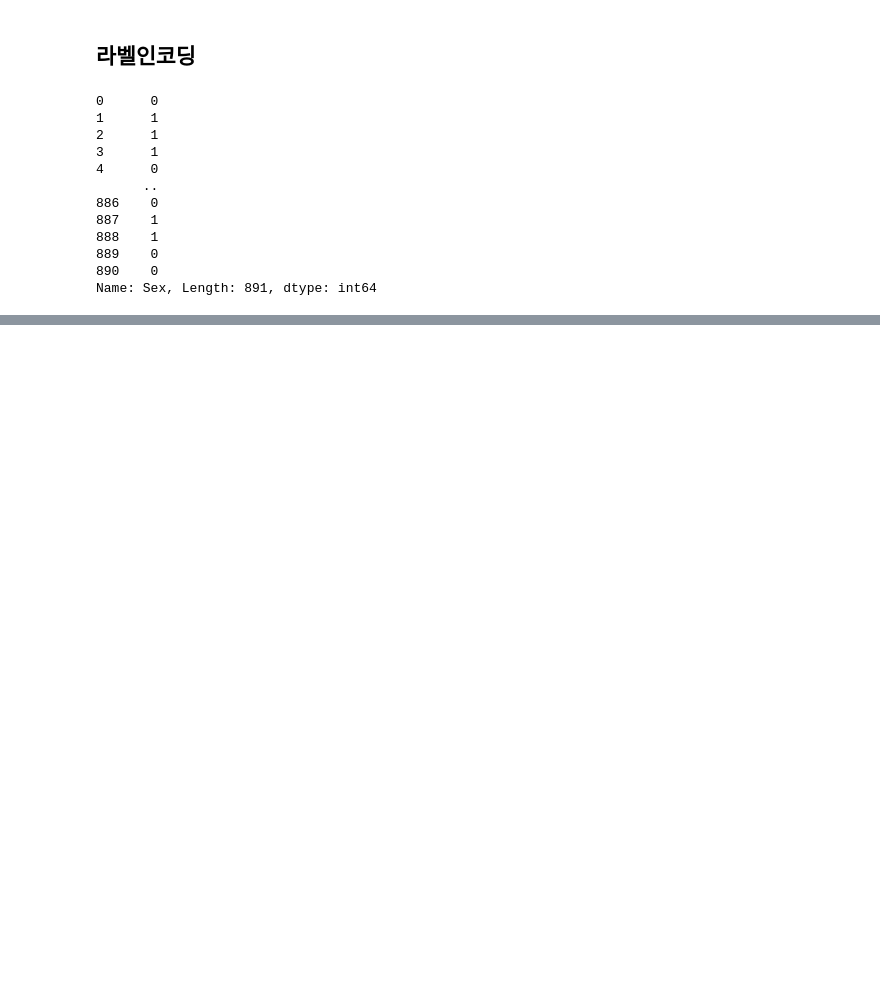
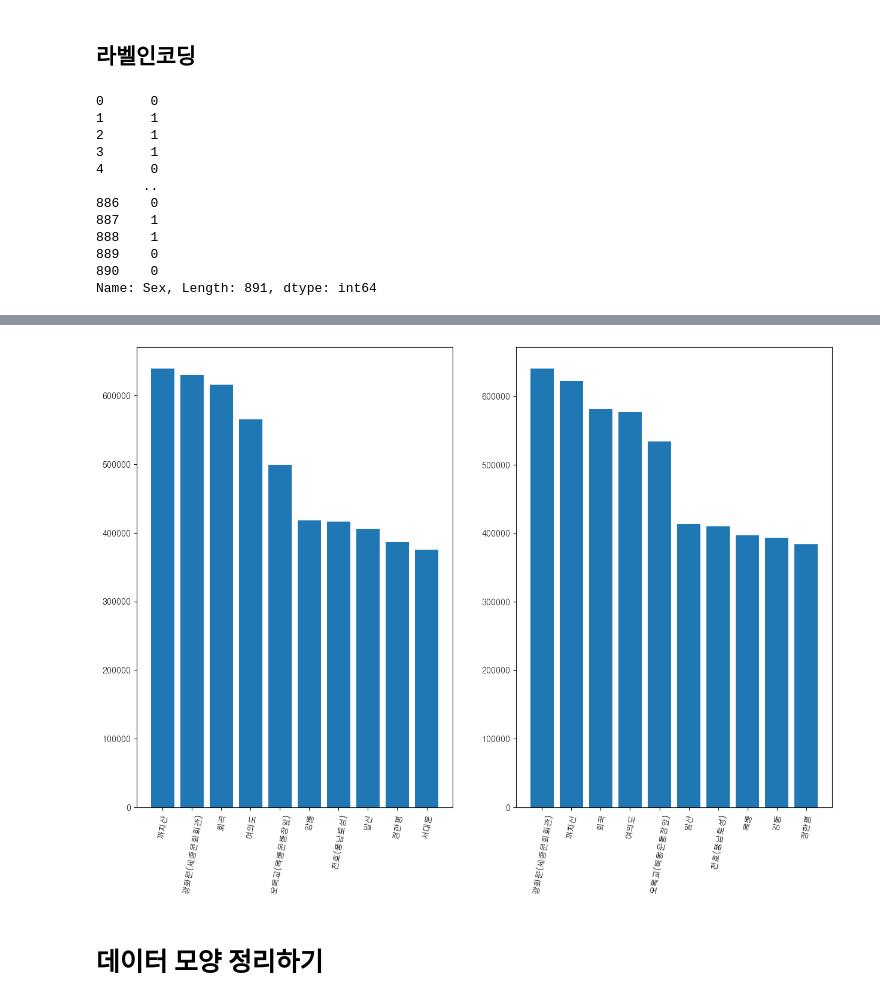
Before and after one commit to ally260509/hipython, a Jupyter notebook: 42.데이터전처리.ipynb, the cells around one changed output, grey strips where cells are left out. Saved outputs shown, nothing was run; the diff lists cells and outputs as text; code cells hidden in the pictures; blank space fills up the shorter version.

```diff
--- a/42.데이터전처리.ipynb
+++ b/42.데이터전처리.ipynb
@@ -1205,0 +1331,3 @@ Name: Sex, Length: 891, dtype: int64
+# %%
+df_line_5 = df[df['노선명']=='5호선']
+df_line_5.head()
@@ -1205,0 +1341,4 @@ Name: Sex, Length: 891, dtype: int64
+# %%
+df_line_5_승객수 = df_line_5.groupby('역명')[['승차총승객수','하차총승객수']].sum().reset_index()
+df_line_5_top_10 = df_line_5_승객수.sort_values(by='승차총승객수', ascending=False).head(10)
+df_line_5_top_10
@@ -1205,0 +1357,18 @@ Name: Sex, Length: 891, dtype: int64
+# %%
+df_line_5_top_10_2 = df_line_5_승객수.sort_values(by='하차총승객수', ascending=False).head(10)
+# %%
+plt.figure(figsize=(15,10))
+plt.subplot(1,2,1)
+#승차
+plt.bar(df_line_5_top_10['역명'],df_line_5_top_10['승차총승객수'] )
+plt.xticks(rotation=80)
+
+#하차
+plt.subplot(1,2,2)
+plt.bar(df_line_5_top_10_2['역명'],df_line_5_top_10_2['하차총승객수'] )
+plt.xticks(rotation=80)
+plt.show()
+# %% [output]
+[figure, added]
+# %% [markdown]
+# 데이터 모양 정리하기
```
Also changed, not shown: parts of 21 cells of this notebook, 8 other files.
